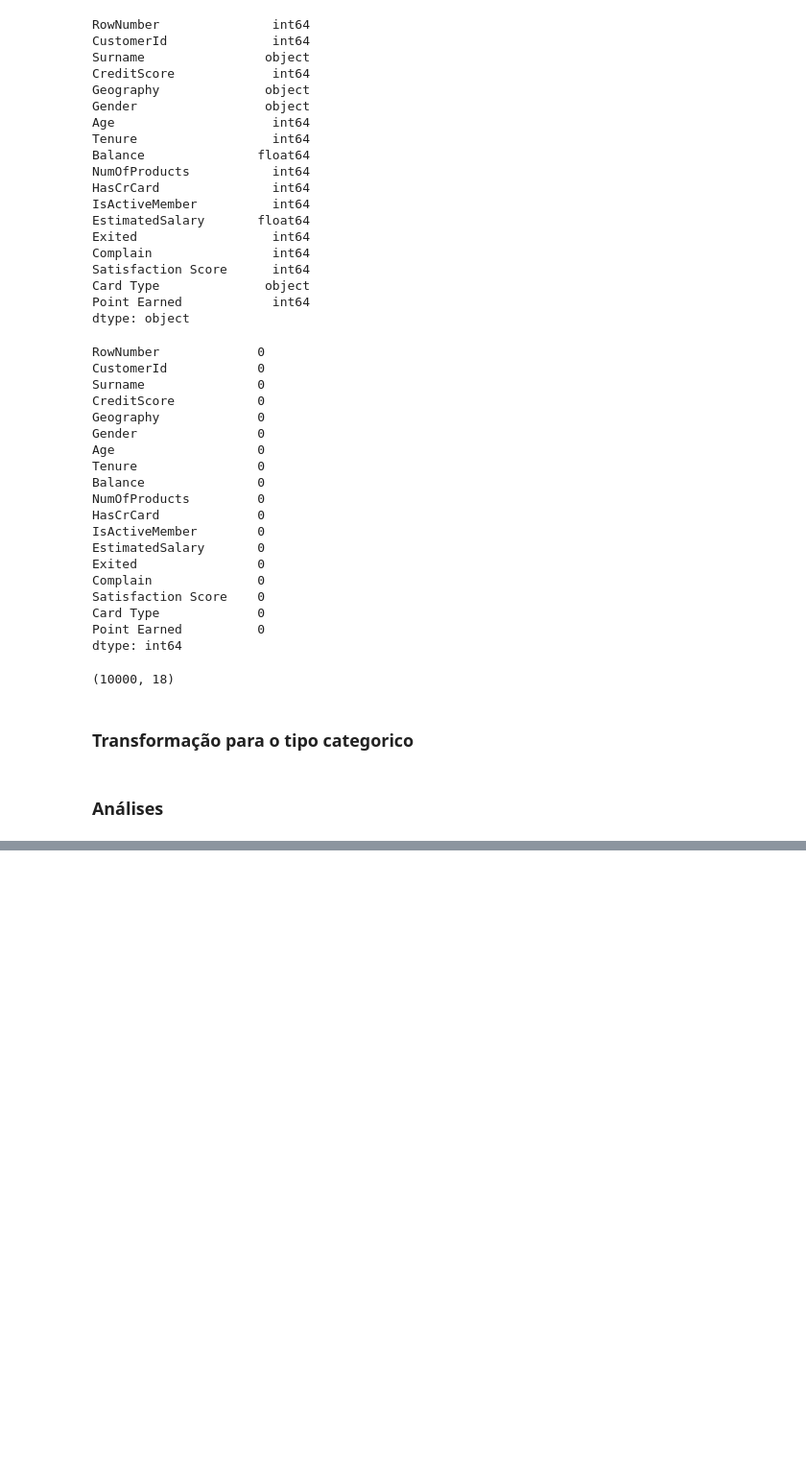
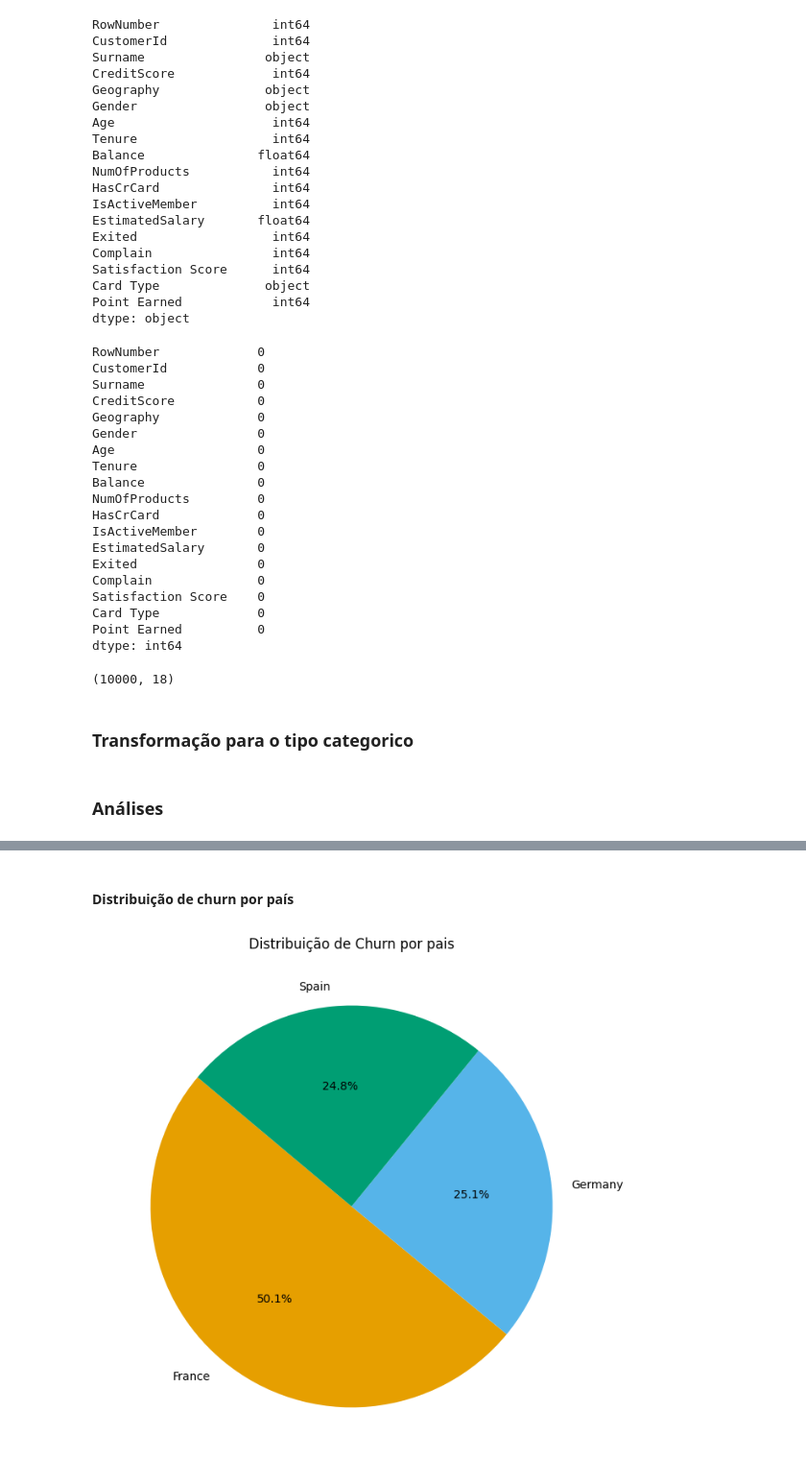
Before and after one commit to italorizzo/bankChurn, a Jupyter notebook: descriptive_analytics/descritive.ipynb, the cells around one changed output, grey strips where cells are left out. Shown at 96% size. Drawn from its saved outputs; the diff is of its cells as text; code cells hidden in the pictures; blank space fills up the shorter version.

```diff
--- a/descriptive_analytics/descritive.ipynb
+++ b/descriptive_analytics/descritive.ipynb
@@ -122,0 +198,10 @@ df['Exited'] = df['Exited'].astype('category')
+# %% [markdown]
+#### Distribuição de churn por país
+# %%
+churn = df.groupby(['Geography']).agg(
+    {'Exited': 'count'}
+).reset_index()
+
+plot_chart(churn, 'Exited', 'Geography', 'pie', title="Distribuição de Churn por pais", show_legend=False)
+# %% [output]
+[figure, added]
```
Also changed, not shown: parts of 35 cells of this notebook.
